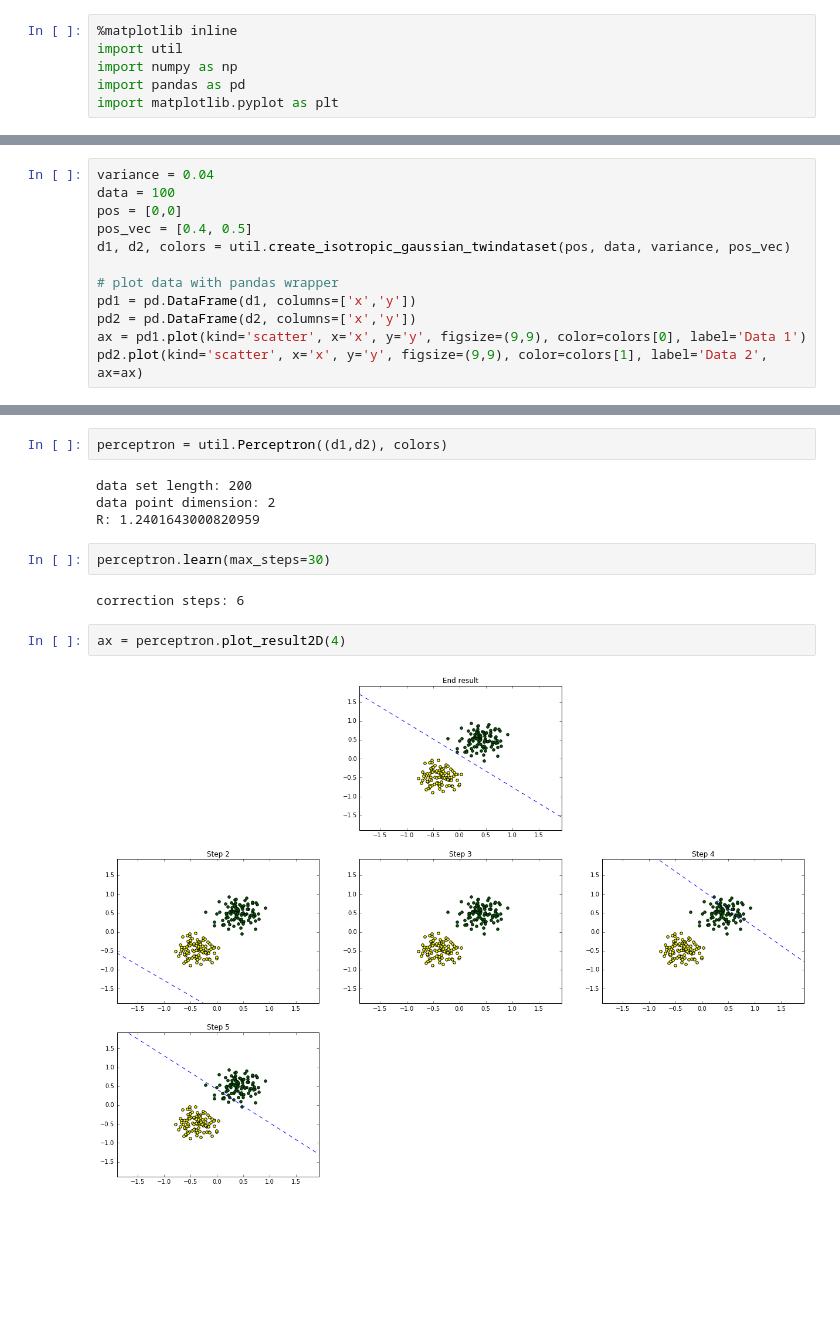
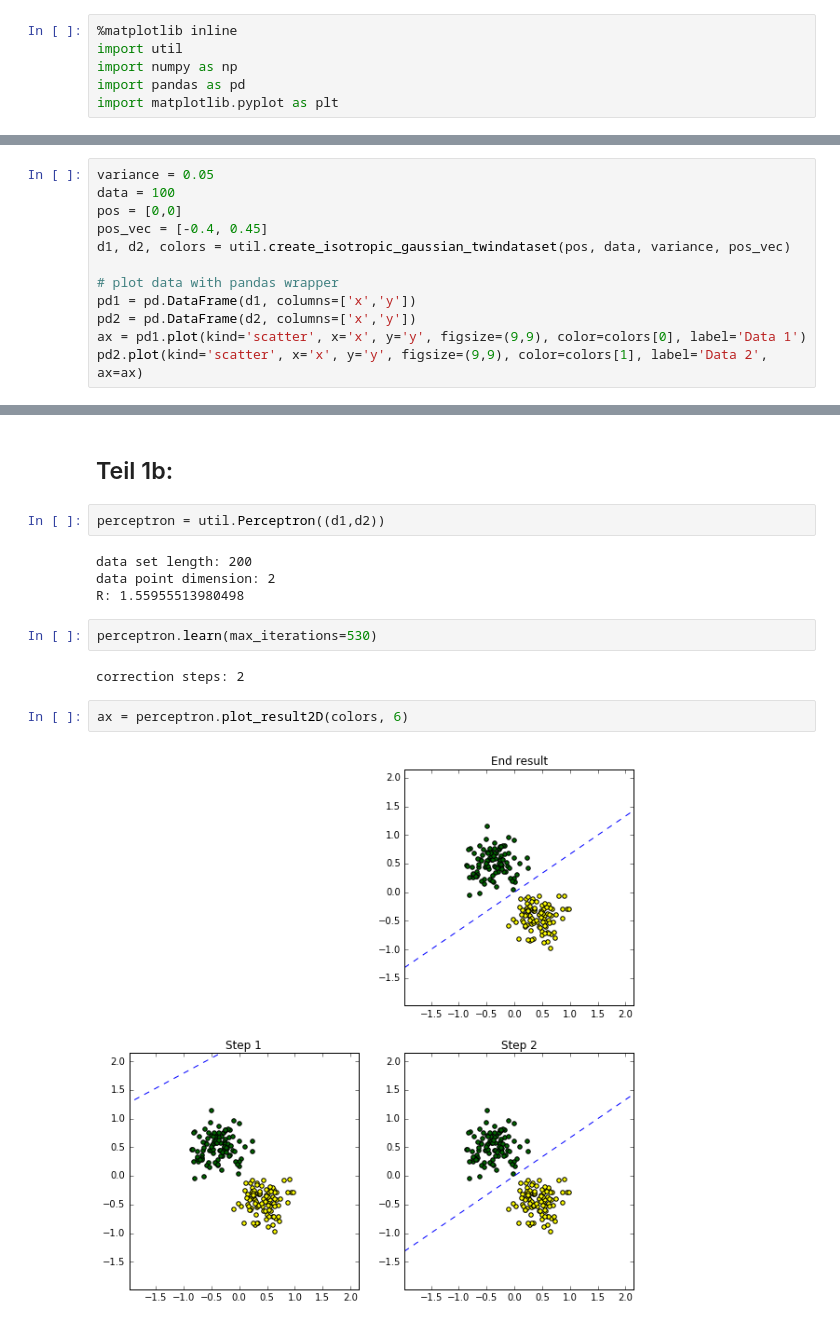
Before and after one commit to mahieke/maschinelles_lernen, a Jupyter notebook: a3/perceptron.ipynb, the cells around one changed output, grey strips where cells are left out. Saved outputs shown, nothing was run; the diff lists cells and outputs as text; blank space fills up the shorter version.

Commit message:
update perceptron

```diff
--- a/a3/perceptron.ipynb
+++ b/a3/perceptron.ipynb
@@ -9,8 +11,8 @@ import matplotlib.pyplot as plt
 # %%
-variance = 0.04
+variance = 0.05
 data = 100
 pos = [0,0]
-pos_vec = [0.4, 0.5]
+pos_vec = [-0.4, 0.45]
 d1, d2, colors = util.create_isotropic_gaussian_twindataset(pos, data, variance, pos_vec)
 
 # plot data with pandas wrapper
@@ -24,14 +26,16 @@ pd2.plot(kind='scatter', x='x', y='y', figsize=(9,9), color=colors[1], label='Da
+# %% [markdown]
+## Teil 1b:
 # %%
-perceptron = util.Perceptron((d1,d2), colors)
+perceptron = util.Perceptron((d1,d2))
 # %% [output]
 data set length: 200
 data point dimension: 2
-R: 1.2401643000820959
+R: 1.55955513980498
 # %%
-perceptron.learn(max_steps=30)
+perceptron.learn(max_iterations=530)
 # %% [output]
-correction steps: 6
+correction steps: 2
 # %%
-ax = perceptron.plot_result2D(4)
+ax = perceptron.plot_result2D(colors, 6)
 # %% [output]
-[figure, old version]
+[figure, new version]
```
Also changed, not shown: parts of 22 cells of this notebook, 2 other files.
